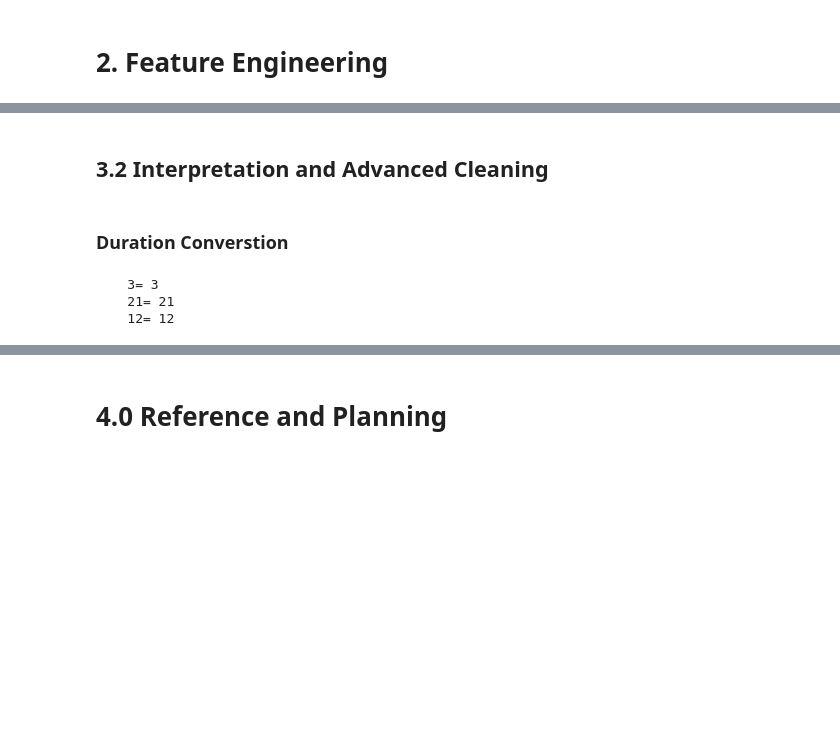
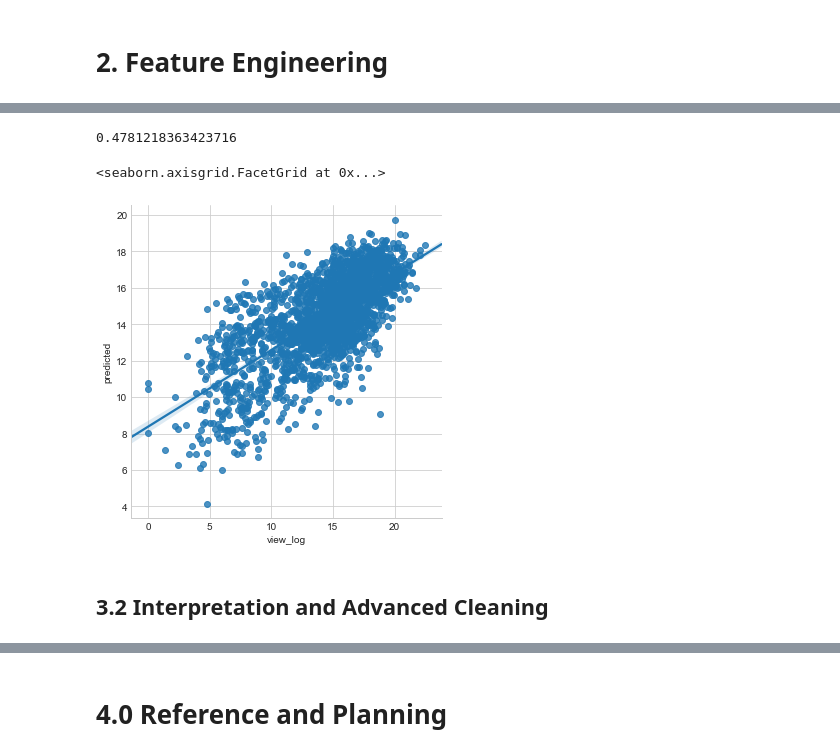
Before and after one commit to conorbarryhoke/Capstone, a Jupyter notebook: EDA_v1.ipynb, the cells around one changed output, grey strips where cells are left out. Saved outputs shown, nothing was run; the diff lists cells and outputs as text; code cells hidden in the pictures; blank space fills up the shorter version.

Commit message:
established basic feature engineering and model

```diff
--- a/EDA_v1.ipynb
+++ b/EDA_v1.ipynb
@@ -282,0 +417,34 @@ Progress was saved and continued in 3.2.
+# %%
+def test_model(additional_columns_exlude=[]):
+    others_to_exclude = additional_columns_exlude
+    cols_include_final = [col for col in df_main.columns if col not in cols_exclude and col not in others_to_exclude]
+
+    X = df_main.loc[:, cols_include_final]
+
+    X_train, X_test, y_train, y_test=train_test_split(X, y)
+    ss = StandardScaler()
+    X_train_sc = ss.fit_transform(X_train)
+    X_test_sc = ss.transform(X_test)
+
+
+    model = GradientBoostingRegressor()
+    model.fit(X_train_sc, y_train)
+    return model
+# %%
+for colz in cols_include_initial:
+    cols_include_final = [col for col in df_main.columns if col not in cols_exclude and col != colz]
+
+    X = df_main.loc[:, cols_include_final]
+
+    X_train, X_test, y_train, y_test=train_test_split(X, y)
+    ss = StandardScaler()
+    X_train_sc = ss.fit_transform(X_train)
+    X_test_sc = ss.transform(X_test)
+
+    model = GradientBoostingRegressor()
+    model.fit(X_train_sc, y_train)
+    _this_score = model.score(X_test_sc, y_test)
+    print('   exclude: {}, score: {}'.format(colz,_this_score ))
+    if _this_score<base_score:
+        best_to_remove.append(colz)
+"""Removing best to remove actually makes the model worse."""
@@ -283,3 +469,18 @@ Progress was saved and continued in 3.2.
+# %%
+model = test_model()
+model.score(X_test_sc, y_test)
+# %% [output]
+0.4781218363423716
+# %%
+df_residuals = pd.DataFrame(y_test)
+
+df_residuals['predicted'] = model.predict(X_test_sc)
+df_residuals['residuals'] = df_residuals.predicted - df_residuals.view_log
+# %%
+sns.lmplot('view_log', 'predicted', data=df_residuals)
+# %% [output]
+<seaborn.axisgrid.FacetGrid at 0x...>
+[figure, added]
 # %%
 #Save point 1
 #df_new.to_csv('./data/alphabet_pull_init_01.10.18.csv', index=False)
@@ -286,22 +489,2 @@ Progress was saved and continued in 3.2.
 # %% [markdown]
 ## <a class="anchor" id="3.2-bullet">3.2 Interpretation and Advanced Cleaning</a>
-# %% [markdown]
-### Duration Converstion
-# %%
-df_temp = pd.DataFrame(df_data.loc[:, 'duration'])
-#Regex testing
-#Hours
-test_string1 = 'PT3H5M1S'
-print('    3=', int((re.findall('PT(.+)[01234567890]?H', test_string1))[0]))
-
-#Minutes
-test_string2 = 'PT32H21M1S'
-print('    21=', int(re.findall('[A-Z]([01234567890]*?M)', test_string2)[0].replace('M', '')))
-
-#Seconds
-test_string2 = 'PT23H12S'
-print('    12=', int(re.findall('[A-Z]([01234567890]*?S)', test_string2)[0].replace('S', '')))
-# %% [output]
-    3= 3
-    21= 21
-    12= 12
```
Also changed, not shown: parts of 60 cells of this notebook, 2 other files.
